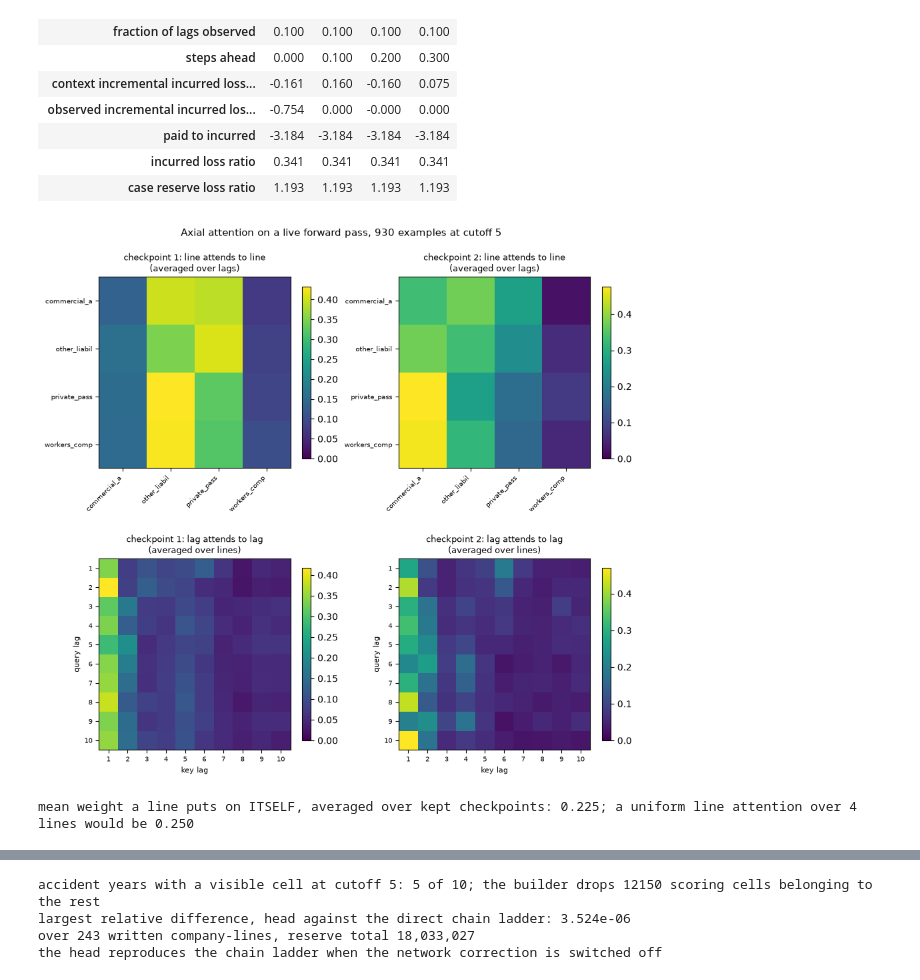
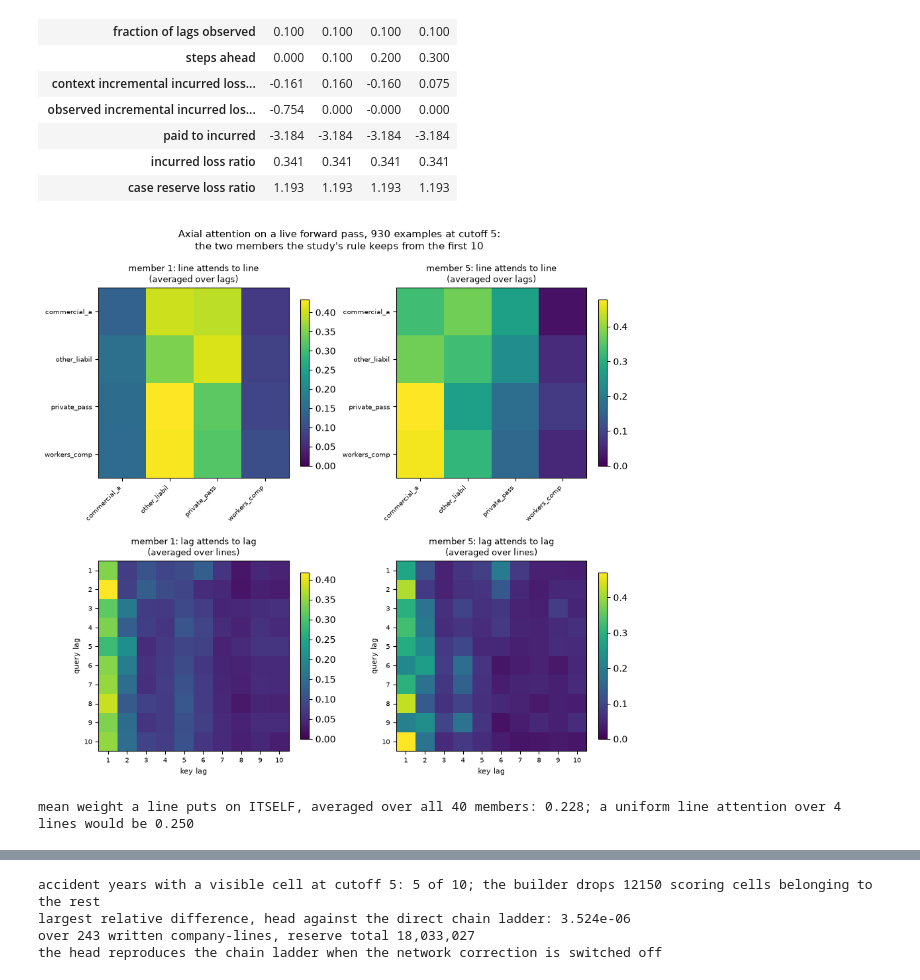
Before and after one commit to EKtheSage/ibnr, a Jupyter notebook: analysis/04_nn_architectures_vs_classical.ipynb, the cells around one changed output, grey strips where cells are left out. Drawn from its saved outputs; the diff is of its cells as text; code cells hidden in the pictures.

```diff
--- a/analysis/04_nn_architectures_vs_classical.ipynb
+++ b/analysis/04_nn_architectures_vs_classical.ipynb
@@ -1793,7 +1852,6 @@ for name, store in (
     ("mcl", mcl_fits),
     ("tlrn_8", None),
     ("tlrn_13", None),
-    ("tlrn_13_early", None),
     ("sur", sur_fits),
     ("nn_transformer_ml", None),
 ):
@@ -2454,0 +3453,18 @@ plt.show()
+# %%
+# Does the validation error the rule selects on predict a member's error on the outcome?
+from scipy.stats import spearmanr
+
+fig, axes = plt.subplots(1, len(MEMBERS), figsize=(11, 4), sharey=True)
+for ax, (row, (reserves, validation)) in zip(np.atleast_1d(axes), MEMBERS.items(), strict=True):
+    test = np.array([pool_ape(r) for r in reserves])
+    rho = spearmanr(validation, test).statistic
+    ax.scatter(100 * validation, 100 * test, s=18, color="#0072B2")
+    ax.set_title(f"{row}: rank correlation {rho:.2f} over {len(test)} members")
+    ax.set_xlabel("validation AY/line APE, % (what the rule selects on)")
+    print(
+        f"{row}: single members' company Pool_APE {test.min():.2%} to {test.max():.2%}, "
+        f"median {np.median(test):.2%}; rank correlation with validation {rho:.2f}"
+    )
+np.atleast_1d(axes)[0].set_ylabel("company Pool_APE on the outcome, %")
+fig.tight_layout()
+plt.show()
@@ -3008,8 +4154,9 @@ what each token row carries, first written line, first four lags:
 # %%
 import torch  # noqa: F811
 
-# A live forward pass with the attention weights asked for. Every kept checkpoint is run,
-# so the patterns below are the ones the ensemble actually used.
+# A live forward pass with the attention weights asked for. Every member the fit keeps is
+# run; the figure shows the two the study's rule keeps from the first ten, and the printed
+# average is over all of them.
 _t = {
     k: torch.tensor(feat_set[k], dtype=torch.float32)
     for k in ("feat", "c_lk", "p_lk", "anchor_start", "anchor_logf")
@@ -3043,44 +4190,47 @@ for model in _entry.models_:
     w_lag = out["attn_lag"][0].numpy()
     lag_maps.append(w_lag.reshape(-1, _n_d, _n_d).mean(axis=0))
 
-_kept = len(_entry.models_)
-fig, axes = plt.subplots(2, _kept, figsize=(4.6 * _kept, 8.6), squeeze=False)
-for j in range(_kept):
+_kept_ids = [int(m) for m in _entry.selection_.index[_entry.selection_["kept"]]]
+_shown = [(m, _kept_ids.index(m)) for m in KEEP_TWO_MEMBERS["tlrn_13"]]
+fig, axes = plt.subplots(2, len(_shown), figsize=(4.6 * len(_shown), 8.6), squeeze=False)
+for j, (member, k) in enumerate(_shown):
     a = axes[0][j]
-    im = a.imshow(line_maps[j], cmap="viridis", vmin=0)
+    im = a.imshow(line_maps[k], cmap="viridis", vmin=0)
     a.set_xticks(
         range(_n_l),
         [lb[:12] for lb in _contract["lob_levels"]],
         rotation=45,
         ha="right",
         fontsize=7,
     )
     a.set_yticks(range(_n_l), [lb[:12] for lb in _contract["lob_levels"]], fontsize=7)
-    a.set_title(f"checkpoint {j + 1}: line attends to line\n(averaged over lags)", fontsize=9)
+    a.set_title(f"member {member}: line attends to line\n(averaged over lags)", fontsize=9)
     fig.colorbar(im, ax=a, shrink=0.75)
     b = axes[1][j]
-    im = b.imshow(lag_maps[j], cmap="viridis", vmin=0)
+    im = b.imshow(lag_maps[k], cmap="viridis", vmin=0)
     b.set_xticks(range(_n_d), range(1, _n_d + 1), fontsize=7)
     b.set_yticks(range(_n_d), range(1, _n_d + 1), fontsize=7)
     b.set_xlabel("key lag", fontsize=8)
     b.set_ylabel("query lag", fontsize=8)
-    b.set_title(f"checkpoint {j + 1}: lag attends to lag\n(averaged over lines)", fontsize=9)
+    b.set_title(f"member {member}: lag attends to lag\n(averaged over lines)", fontsize=9)
     fig.colorbar(im, ax=b, shrink=0.75)
 fig.suptitle(
-    f"Axial attention on a live forward pass, {feat_set['n_ex']} examples at cutoff {CUTOFF}",
+    f"Axial attention on a live forward pass, {feat_set['n_ex']} examples at cutoff {CUTOFF}:\n"
+    f"the two members the study's rule keeps from the first {TLRN_RUN}",
     fontsize=11,
 )
 fig.tight_layout()
 plt.show()
 
 _diag = np.mean([np.diag(m).mean() for m in line_maps])
 print(
-    f"mean weight a line puts on ITSELF, averaged over kept checkpoints: {_diag:.3f}; "
+    f"mean weight a line puts on ITSELF, averaged over all {len(line_maps)} members: "
+    f"{_diag:.3f}; "
     f"a uniform line attention over {_n_l} lines would be {1 / _n_l:.3f}"
 )
 # %% [output]
-[figure, old version]
+[figure, new version]
-mean weight a line puts on ITSELF, averaged over kept checkpoints: 0.225; a uniform line attention over 4 lines would be 0.250
+mean weight a line puts on ITSELF, averaged over all 40 members: 0.228; a uniform line attention over 4 lines would be 0.250
 # %%
 # The learned development factors against the pooled chain ladder's, per line.
 _pooled = pooled_cl_factors(_contract["values"][:, :, 0], FINAL_CUTOFF)
```
Also changed, not shown: parts of 46 cells of this notebook, 1 other file.
